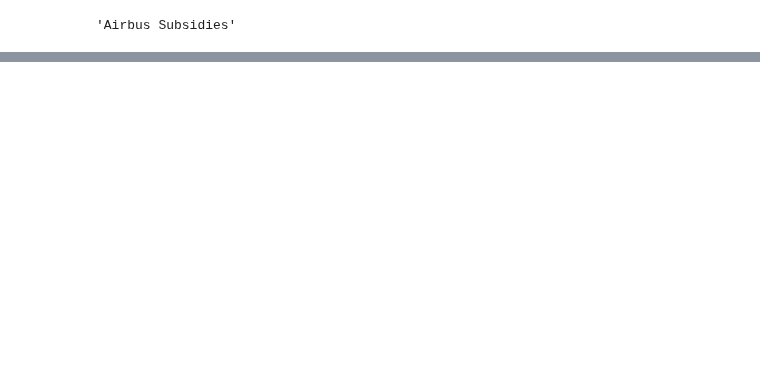
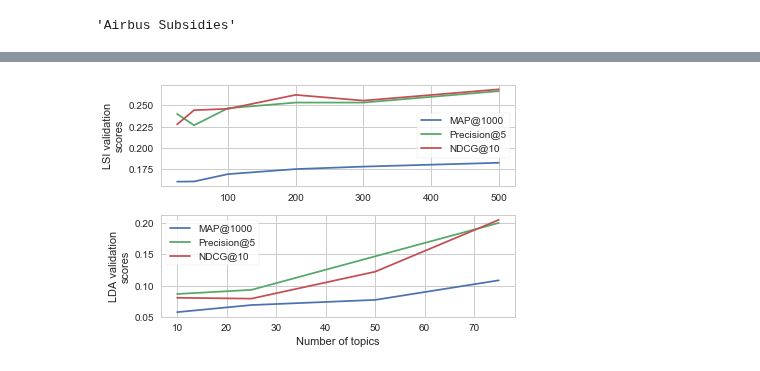
Before and after one commit to JappaB/Information-Retrieval, a Jupyter notebook: analysis.ipynb, the cells around one changed output, grey strips where cells are left out. Saved outputs shown, nothing was run; the diff lists cells and outputs as text; code cells hidden in the pictures; blank space fills up the shorter version.

```diff
--- a/analysis.ipynb
+++ b/analysis.ipynb
@@ -168,0 +408,64 @@ data
+# %%
+# This prints the effect of the number of topics when training the LSI model on the validation set:
+
+LSI_val_files = ["LSI_validation_topics_25.txt",
+                 "LSI_validation_topics_50.txt",
+                 "LSI_validation_topics_100.txt",
+                 "LSI_validation_topics_200.txt",
+                 "LSI_validation_topics_300.txt",
+                 "LSI_validation_topics_500.txt"]
+
+LDA_val_files = ['LDA_validation_topics_10.txt',
+                 'LDA_validation_topics_25.txt',
+                 'LDA_validation_topics_50.txt',
+                 'LDA_validation_topics_75.txt']
+
+
+LSI_results = defaultdict(list)
+for file in LSI_val_files:
+
+    with open("run/" + file) as file_obj:
+        contents = [line.strip().split() for line in file_obj.readlines()]
+
+        topics = file.split("_")[-1][:-4]
+        LSI_results["topics"].append(topics)
+        for content in contents:
+            metric, query, score = content
+            if query == 'all':
+                LSI_results[metric].append(score)
+
+
+LDA_results = defaultdict(list)
+for file in LDA_val_files:
+
+    with open("run/" + file) as file_obj:
+        contents = [line.strip().split() for line in file_obj.readlines()]
+
+        topics = file.split("_")[-1][:-4]
+        LDA_results["topics"].append(topics)
+        for content in contents:
+            metric, query, score = content
+            if query == 'all':
+                LDA_results[metric].append(score)
+
+# Two subplots, the axes array is 1-d
+f, axarr = plt.subplots(2)
+axarr[0].plot(LSI_results['topics'], LSI_results['map'], label="MAP@1000")
+axarr[0].plot(LSI_results['topics'], LSI_results['P_5'], label="Precision@5")
+axarr[0].plot(LSI_results['topics'], LSI_results['ndcg_cut_10'], label="NDCG@10")
+
+axarr[0].set(ylabel='LSI validation\nscores')
+axarr[0].legend(frameon=True)
+
+axarr[1].plot(LDA_results['topics'], LDA_results['map'], label="MAP@1000")
+axarr[1].plot(LDA_results['topics'], LDA_results['P_5'], label="Precision@5")
+axarr[1].plot(LDA_results['topics'], LDA_results['ndcg_cut_10'], label="NDCG@10")
+axarr[1].legend(frameon=True)
+axarr[1].set(ylabel='LDA validation\nscores')
+
+plt.xlabel('Number of topics')
+f.tight_layout()
+plt.savefig('topic_validation_analysis.png')
+plt.show()
+# %% [output]
+[figure, added]
```
Also changed, not shown: parts of 10 cells of this notebook.
